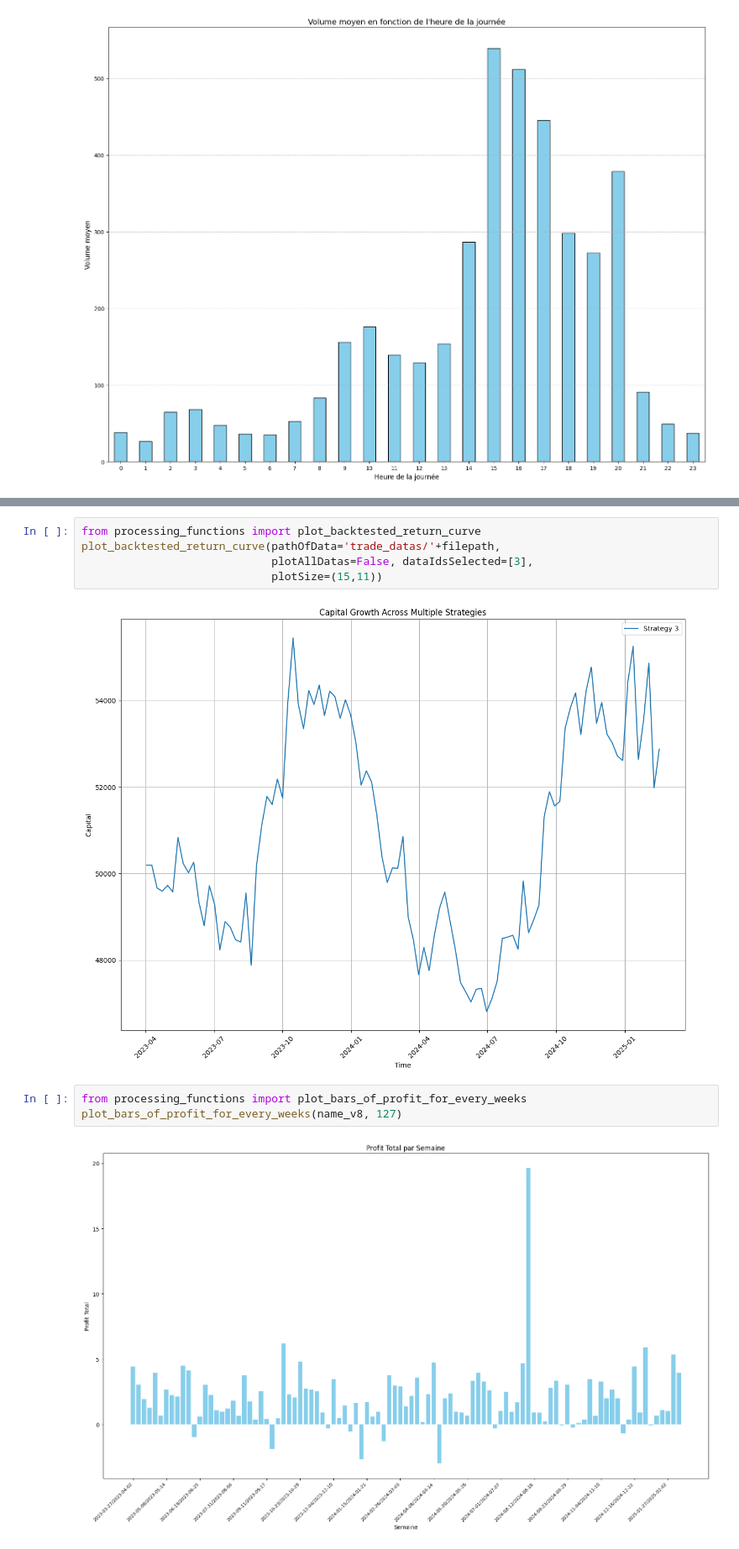
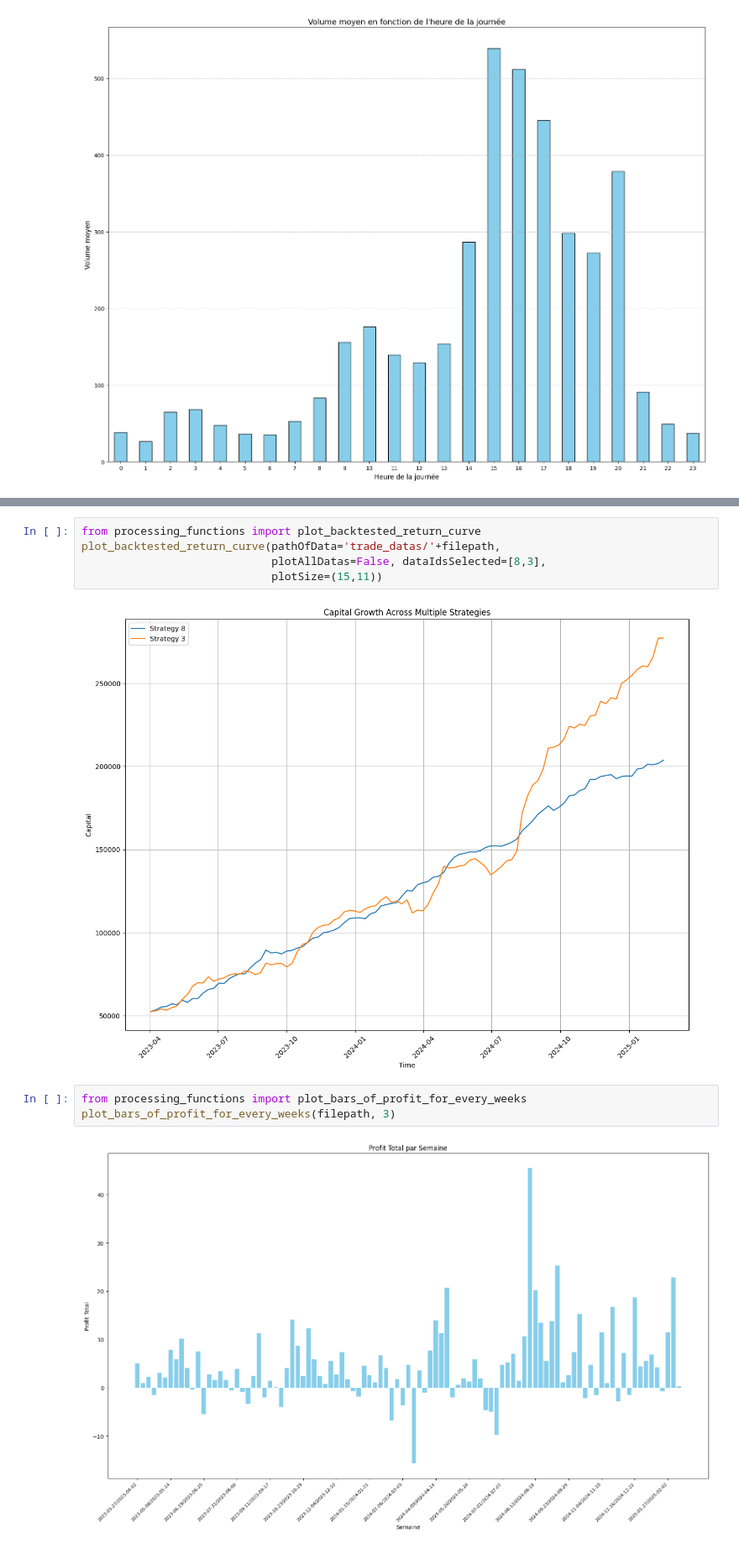
Before and after one commit to tessanix/Backtest_Trading, a Jupyter notebook: strategies_backtest.ipynb, the cells around one changed output, grey strips where cells are left out. Shown: that part at 84% size. Drawn from its saved outputs; the diff is of its cells as text.

```diff
--- a/strategies_backtest.ipynb
+++ b/strategies_backtest.ipynb
@@ -502,12 +94,12 @@ winrate short: 0.6455696202531646, winrate long: 0.5139442231075697
 # %%
 from processing_functions import plot_backtested_return_curve
 plot_backtested_return_curve(pathOfData='trade_datas/'+filepath,
-                             plotAllDatas=False, dataIdsSelected=[3],
+                             plotAllDatas=False, dataIdsSelected=[8,3],
                              plotSize=(15,11))
 # %% [output]
-[figure, old version]
+[figure, new version]
 # %%
 from processing_functions import plot_bars_of_profit_for_every_weeks
-plot_bars_of_profit_for_every_weeks(name_v8, 127)
+plot_bars_of_profit_for_every_weeks(filepath, 3)
 # %% [output]
-[figure, old version]
+[figure, new version]
```
Also changed, not shown: parts of 42 cells of this notebook, 5 other files.
